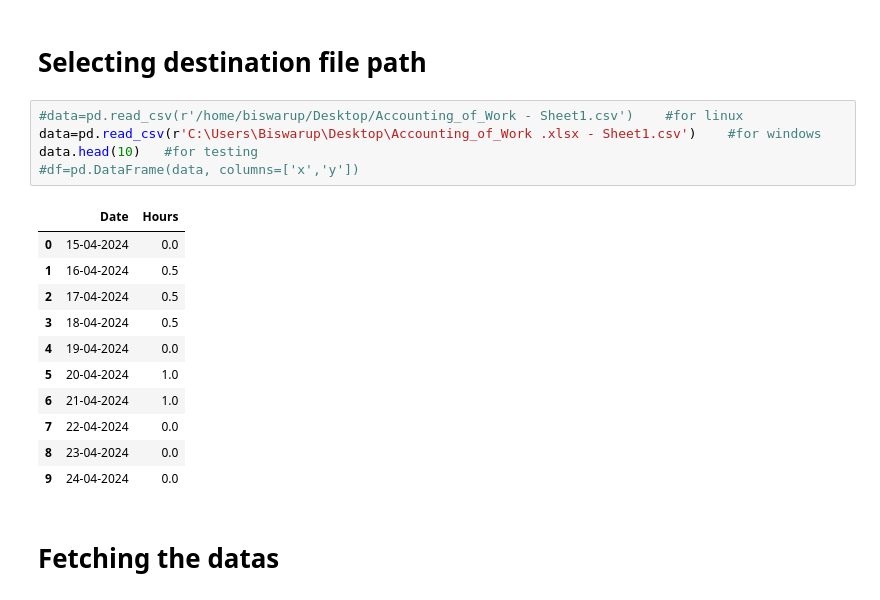
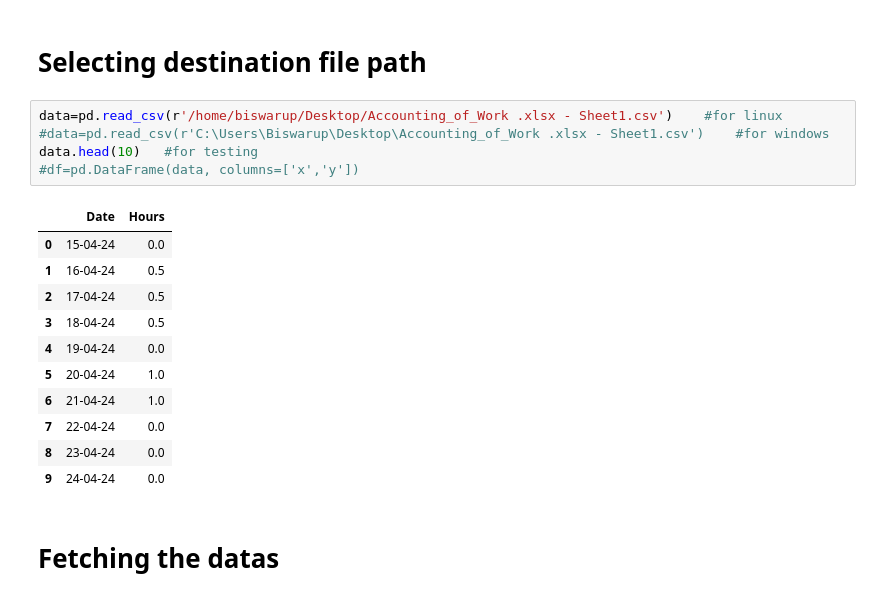
Before and after one commit to Biswarup-Mistry/Python-Programming, a Jupyter notebook: Accounting_Of_Work.ipynb, the cells around one changed output. Saved outputs shown, nothing was run; the diff lists cells and outputs as text.

```diff
--- a/Accounting_Of_Work.ipynb
+++ b/Accounting_Of_Work.ipynb
@@ -5,22 +5,22 @@ import matplotlib.pyplot as plt
 # %% [markdown]
 # Selecting destination file path
 # %%
-#data=pd.read_csv(r'/home/biswarup/Desktop/Accounting_of_Work - Sheet1.csv')    #for linux
-data=pd.read_csv(r'C:\Users\Biswarup\Desktop\Accounting_of_Work .xlsx - Sheet1.csv')    #for windows
+data=pd.read_csv(r'/home/biswarup/Desktop/Accounting_of_Work .xlsx - Sheet1.csv')    #for linux
+#data=pd.read_csv(r'C:\Users\Biswarup\Desktop\Accounting_of_Work .xlsx - Sheet1.csv')    #for windows
 data.head(10)   #for testing
 #df=pd.DataFrame(data, columns=['x','y'])
 # %% [output]
 |  | Date | Hours |
-| 0 | 15-04-2024 | 0.0 |
-| 1 | 16-04-2024 | 0.5 |
-| 2 | 17-04-2024 | 0.5 |
-| 3 | 18-04-2024 | 0.5 |
-| 4 | 19-04-2024 | 0.0 |
-| 5 | 20-04-2024 | 1.0 |
-| 6 | 21-04-2024 | 1.0 |
-| 7 | 22-04-2024 | 0.0 |
-| 8 | 23-04-2024 | 0.0 |
-| 9 | 24-04-2024 | 0.0 |
+| 0 | 15-04-24 | 0.0 |
+| 1 | 16-04-24 | 0.5 |
+| 2 | 17-04-24 | 0.5 |
+| 3 | 18-04-24 | 0.5 |
+| 4 | 19-04-24 | 0.0 |
+| 5 | 20-04-24 | 1.0 |
+| 6 | 21-04-24 | 1.0 |
+| 7 | 22-04-24 | 0.0 |
+| 8 | 23-04-24 | 0.0 |
+| 9 | 24-04-24 | 0.0 |
 # %% [markdown]
 # Fetching the datas
 # %%
```
Also changed, not shown: parts of 2 cells of this notebook, 1 other file.
